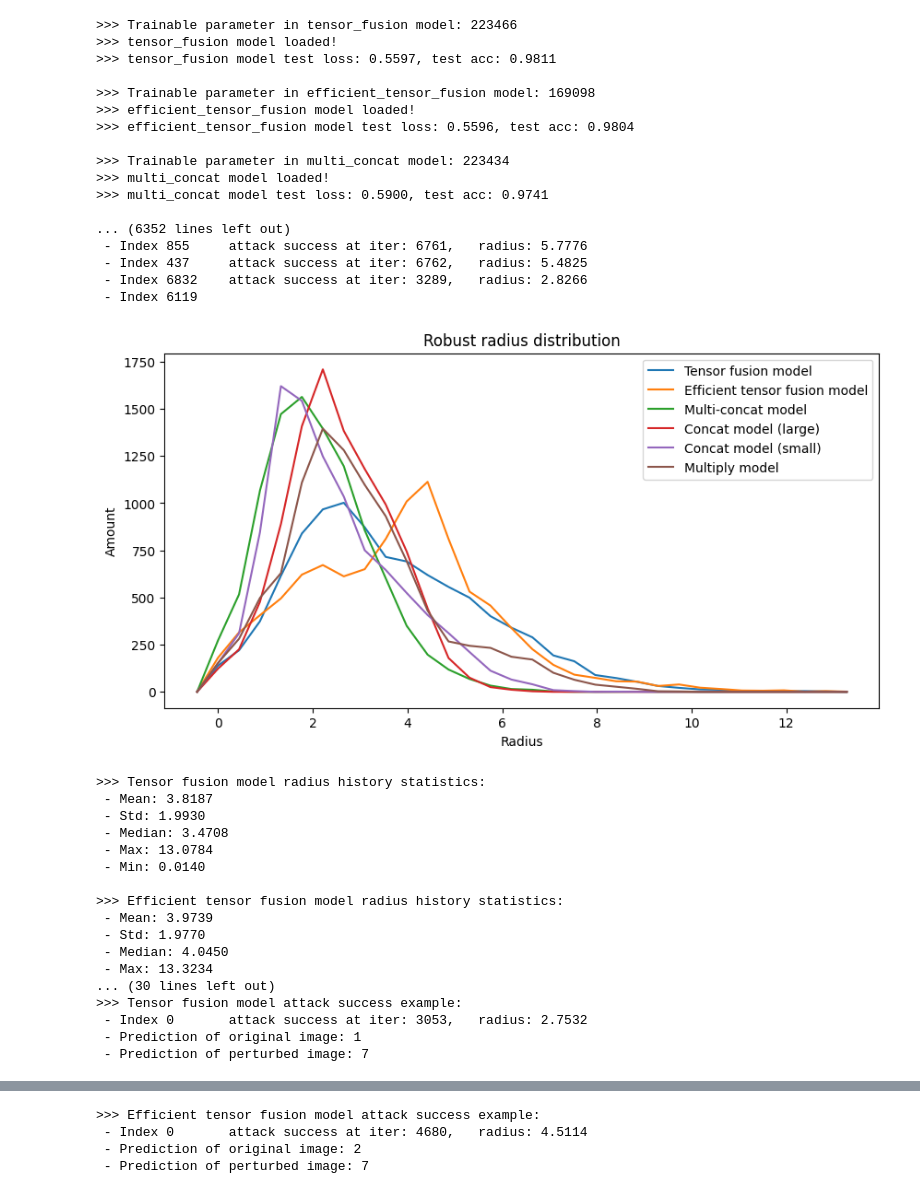
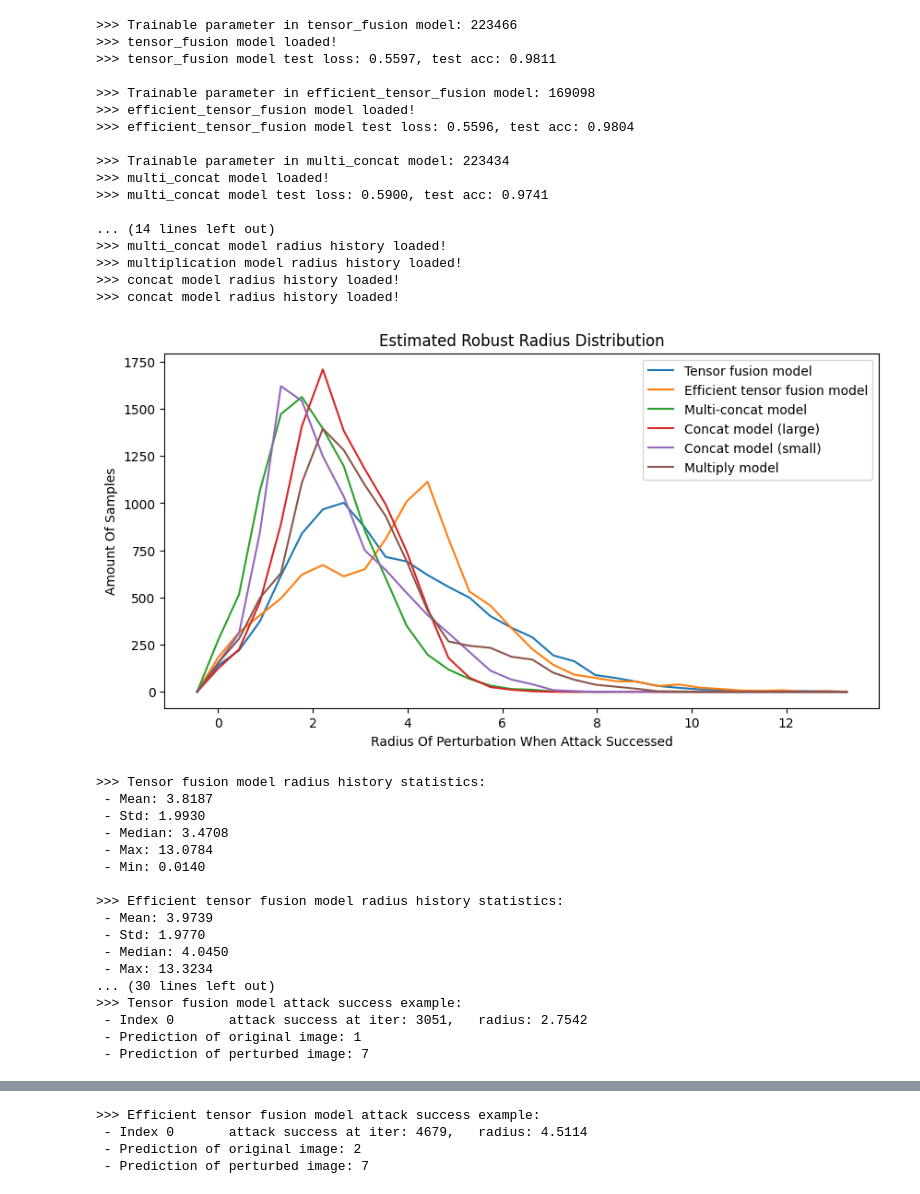
Before and after one commit to Kyriota/Tensor-Fusion-Robustness, a Jupyter notebook: code/run.ipynb, the cells around one changed output, grey strips where cells are left out. Saved outputs shown, nothing was run; the diff lists cells and outputs as text; code cells hidden in the pictures.

Commit message:
edit figures

```diff
--- a/code/run.ipynb
+++ b/code/run.ipynb
@@ -212,9 +212,9 @@ name_list = [
 for i, (count, name) in enumerate(zip(count_list, name_list)):
     plt.plot(np.arange(min_radius, max_radius, interval), count, label=name)
 plt.legend()
-plt.xlabel('Radius')
-plt.ylabel('Amount')
-plt.title('Robust radius distribution')
+plt.xlabel('Radius Of Perturbation When Attack Successed')
+plt.ylabel('Amount Of Samples')
+plt.title('Estimated Robust Radius Distribution')
 plt.show()
 
 # print satatistics of radius history (mean, std, median, max, min)
@@ -260,39 +260,39 @@ for model, count, his, name in zip(
     radius = radius[0]
     pert = pert[0]
     # print prediction of original image and perturbed image
     print(' - Prediction of original image: {}'.format(model(test_set[attack_index][0].unsqueeze(0).to(device)).argmax(dim=1).item()))
     print(' - Prediction of perturbed image: {}'.format(model(test_set[attack_index][0].unsqueeze(0).to(device) + torch.tensor(pert).unsqueeze(0).to(device)).argmax(dim=1).item()))
     # plot original image and perturbed image side by side
     plt.figure(figsize=(10, 5))
     plt.subplot(1, 2, 1)
     plt.imshow(GetDigitImg(original_img), cmap='gray')
     plt.title('Original image')
     plt.axis('off')
     plt.subplot(1, 2, 2)
     plt.imshow(GetDigitImg(original_img + np.expand_dims(pert, axis=0).reshape(28, 28)), cmap='gray')
     plt.title('Perturbed image')
     plt.axis('off')
     plt.show()
     print()
 # %% [output]
 >>> Trainable parameter in tensor_fusion model: 223466
 >>> tensor_fusion model loaded!
 >>> tensor_fusion model test loss: 0.5597, test acc: 0.9811
 
 >>> Trainable parameter in efficient_tensor_fusion model: 169098
 >>> efficient_tensor_fusion model loaded!
 >>> efficient_tensor_fusion model test loss: 0.5596, test acc: 0.9804
 
 >>> Trainable parameter in multi_concat model: 223434
 >>> multi_concat model loaded!
 >>> multi_concat model test loss: 0.5900, test acc: 0.9741
 
-... (6352 lines left out)
- - Index 855     attack success at iter: 6761,   radius: 5.7776
- - Index 437     attack success at iter: 6762,   radius: 5.4825
- - Index 6832    attack success at iter: 3289,   radius: 2.8266
- - Index 6119
+... (14 lines left out)
+>>> multi_concat model radius history loaded!
+>>> multiplication model radius history loaded!
+>>> concat model radius history loaded!
+>>> concat model radius history loaded!
-[figure, old version]
+[figure, new version]
 >>> Tensor fusion model radius history statistics:
  - Mean: 3.8187
  - Std: 1.9930
@@ -307,12 +307,12 @@ for model, count, his, name in zip(
  - Max: 13.3234
 ... (30 lines left out)
 >>> Tensor fusion model attack success example:
- - Index 0       attack success at iter: 3053,   radius: 2.7532
+ - Index 0       attack success at iter: 3051,   radius: 2.7542
  - Prediction of original image: 1
  - Prediction of perturbed image: 7
 [figure]
 >>> Efficient tensor fusion model attack success example:
- - Index 0       attack success at iter: 4680,   radius: 4.5114
+ - Index 0       attack success at iter: 4679,   radius: 4.5114
  - Prediction of original image: 2
  - Prediction of perturbed image: 7
 [figure]
```
Also changed, not shown: parts of 1 cell of this notebook, 2 other files.
